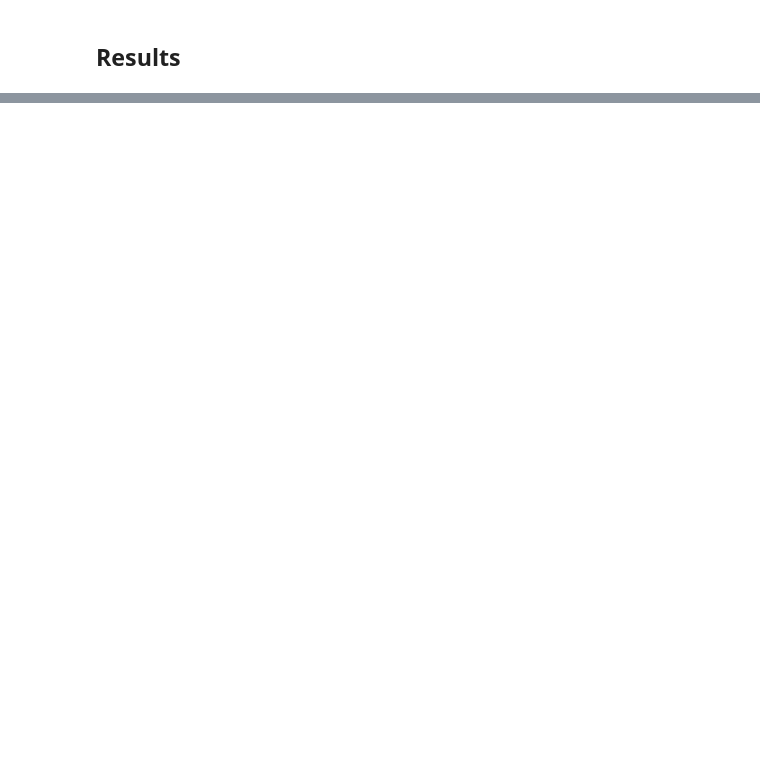
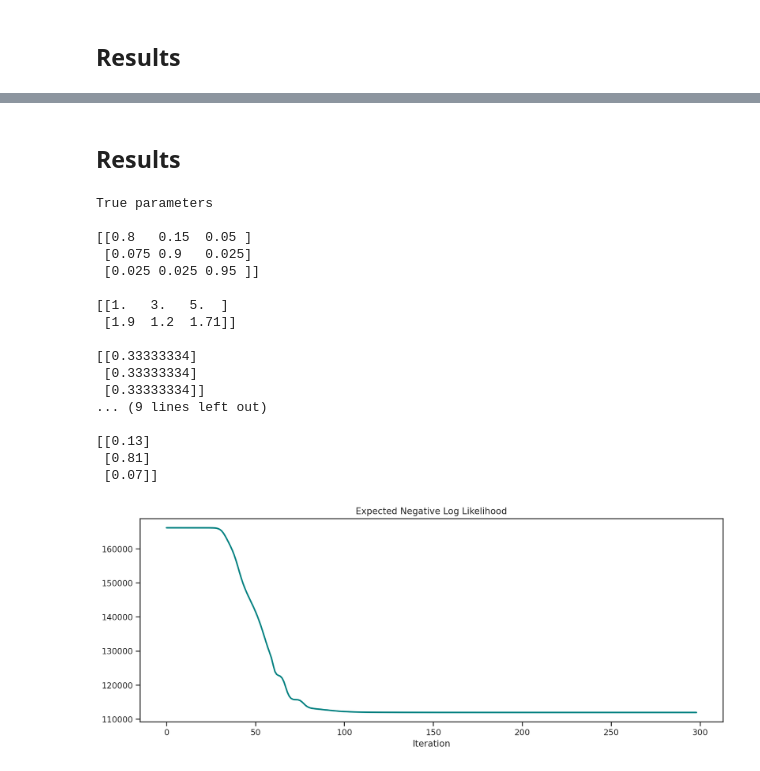
Before and after one commit to CorpuzKB/PML-Advance-Topics-notebooks, a Jupyter notebook: HMM_Baum_Welch_(EM)__TensorFlow.ipynb, the cells around one changed output, grey strips where cells are left out. Cells and saved outputs as stored; diff of their text form; code cells hidden in the pictures; blank space fills up the shorter version.

```diff
--- a/HMM_Baum_Welch_(EM)__TensorFlow.ipynb
+++ b/HMM_Baum_Welch_(EM)__TensorFlow.ipynb
@@ -299,0 +382,53 @@ True parameters
+# %%
+transition_distribution_init = tf.constant([
+    [0.4, 0.3, 0.3],
+    [0.3, 0.4, 0.3],
+    [0.3, 0.3, 0.4]])
+
+emission_params_init = tf.constant([
+    [0.0, 0.0, 0.0],
+    [1.0, 1.0, 1.0]])
+
+initial_distribution_init = tf.constant([
+    [0.3],
+    [0.4],
+    [0.3]])
+
+prior_cov = tf.constant([
+    [1.0], [1.0], [1.0]
+])
+
+HMM_fit = EM_HMM(
+    HMM_Inference(), HMM_Gaussian1D_EM(prior_cov, 0.65), transition_distribution_init, emission_distribution, emission_params_init, initial_distribution_init)
+HMM_fit(observations, iter=300, verbose=False)
+# %% [markdown]
+## Results
+# %%
+tf.print('True parameters\n\n{}\n\n{}\n\n{}'.format(transition_distribution, emission_params, initial_distribution), '\n')
+tf.print('Learned parameters \n\n{}\n\n{}\n\n{}'.format(
+    np.round(HMM_fit.parameters.get('transition_distribution').numpy(), 2),
+    np.round(HMM_fit.parameters.get('emission_params').numpy(), 2),
+    np.round(HMM_fit.parameters.get('initial_distribution').numpy(), 2)), '\n\n')
+Q_ = - HMM_fit.parameters.get('Q')
+plt.figure(figsize=(14, 5))
+plt.plot(Q_[1:], color="teal", linewidth=2)
+plt.title("Expected Negative Log Likelihood"); plt.xlabel('Iteration'); plt.show()
+# %% [output]
+True parameters
+
+[[0.8   0.15  0.05 ]
+ [0.075 0.9   0.025]
+ [0.025 0.025 0.95 ]]
+
+[[1.   3.   5.  ]
+ [1.9  1.2  1.71]]
+
+[[0.33333334]
+ [0.33333334]
+ [0.33333334]]
+... (9 lines left out)
+
+[[0.13]
+ [0.81]
+ [0.07]]
+[figure, added]
```
Also changed, not shown: parts of 18 cells of this notebook.
